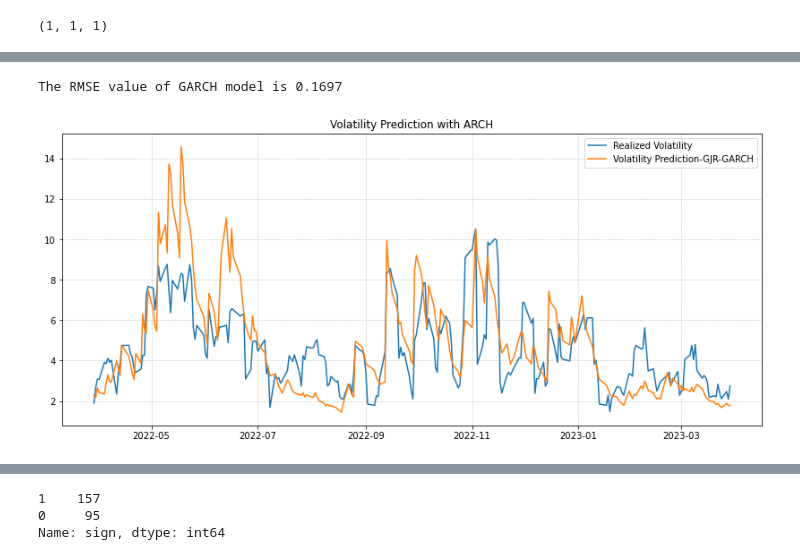
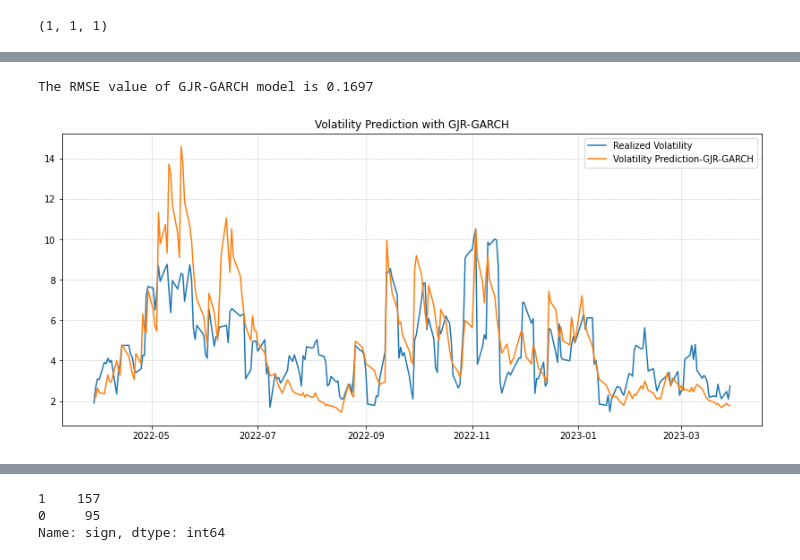
Before and after one commit to AmirDehkordi/Implied-VOL, a Jupyter notebook: Volatility.ipynb, the cells around one changed output, grey strips where cells are left out. Saved outputs shown, nothing was run; the diff lists cells and outputs as text; code cells hidden in the pictures.

```diff
--- a/Volatility.ipynb
+++ b/Volatility.ipynb
@@ -525,21 +513,21 @@ Covariance estimator: robust
 # Forecast performance measurements
 forecast = gjrgarch.forecast(start=split_date[0])
 forecast_gjrgarch = forecast
-rmse_garch = np.sqrt(mse(df.loc[split_date,'realized_vol']/100,
-                np.sqrt(forecast_garch.variance.iloc[-len(split_date):]/100))) # Testing the accuracy of the GARCH model
-print('The RMSE value of GARCH model is {:.4f}'.format(rmse_garch))
+rmse_gjrgarch = np.sqrt(mse(df.loc[split_date,'realized_vol']/100,
+                np.sqrt(forecast_gjrgarch.variance.iloc[-len(split_date):]/100))) # Testing the accuracy of the GJR-GARCH model
+print('The RMSE value of GJR-GARCH model is {:.4f}'.format(rmse_gjrgarch))
 # %% [output]
-The RMSE value of GARCH model is 0.1697
+The RMSE value of GJR-GARCH model is 0.1697
 # %%
 # Plotting the predicted values vs. the actual values
 plt.figure(figsize=(14, 6))
 plt.plot(df.loc[split_date,'realized_vol'], label='Realized Volatility')
 plt.plot(forecast_gjrgarch.variance.iloc[-len(split_date):], label='Volatility Prediction-GJR-GARCH')
-plt.title('Volatility Prediction with ARCH')
+plt.title('Volatility Prediction with GJR-GARCH')
 plt.legend()
 plt.grid(linestyle=':');
 # %% [output]
-[figure, old version]
+[figure, new version]
 # %%
 # Calculate the number of steps that the direction of the movement was the same as the direction of the prediction
 df_forecast = pd.concat([forecast_gjrgarch.variance.iloc[-len(split_date):],df['realized_vol'].iloc[-len(split_date):]],axis=1)
```
Also changed, not shown: parts of 39 cells of this notebook.
